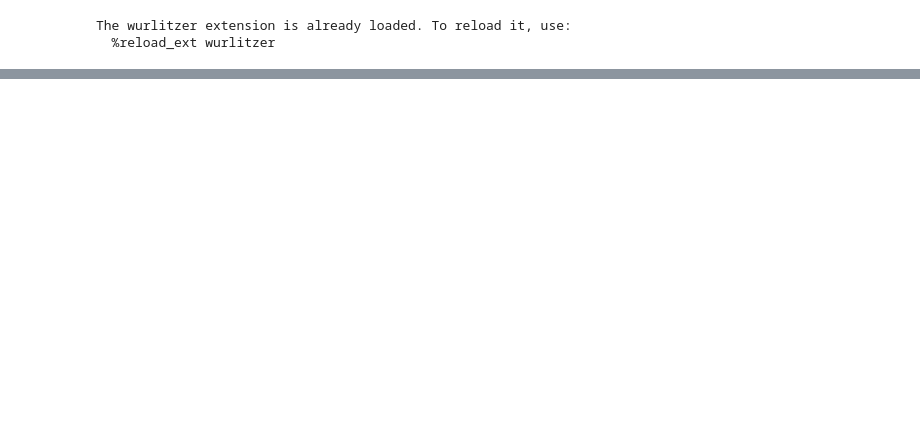
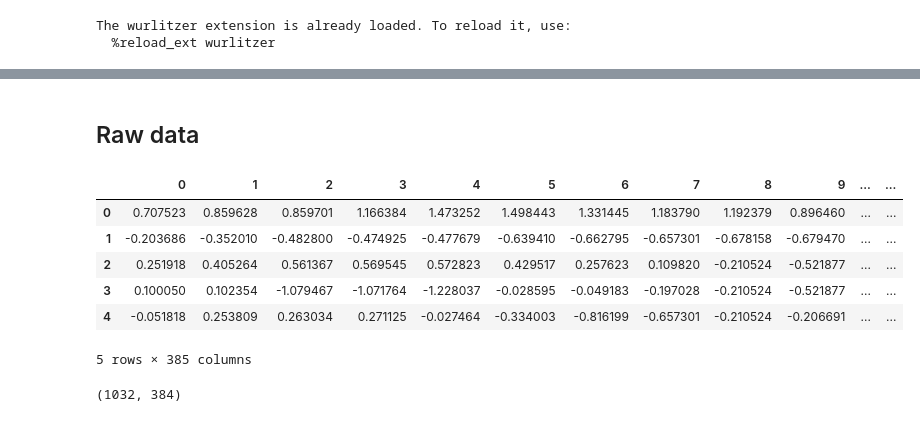
Before and after one commit to nemesszili/gaitmaster, a Jupyter notebook: notebooks/RejectionSamplingGait.ipynb, the cells around one changed output, grey strips where cells are left out. Cells and saved outputs as stored; diff of their text form; code cells hidden in the pictures; blank space fills up the shorter version.

```diff
--- a/notebooks/RejectionSamplingGait.ipynb
+++ b/notebooks/RejectionSamplingGait.ipynb
@@ -166,0 +169,9 @@ clf.score(X_full_test, y_bin_test)
+# %%
+def scale_df(df):
+    X = df.drop([df.columns[-1]], axis=1)
+    df[df.columns[:-1]] = scale(X)
+    return df
+# %%
+BASE_FOLDER = Path('../data')
+RANDOM_STATE = 42
+NEG_RATE = 3
@@ -171,0 +323,19 @@ The wurlitzer extension is already loaded. To reload it, use:
+# %% [markdown]
+## Raw data
+# %%
+def get_raw_csv(session):
+    return 'zju_raw_session_' + str(session) + '_128.csv'
+# %%
+df_s0_128 = scale_df(pd.read_csv(BASE_FOLDER.joinpath(Path(get_raw_csv(0))), sep='\t'))
+df_s1_128 = scale_df(pd.read_csv(BASE_FOLDER.joinpath(Path(get_raw_csv(1))), sep='\t'))
+df_s2_128 = scale_df(pd.read_csv(BASE_FOLDER.joinpath(Path(get_raw_csv(2))), sep='\t'))
+# %%
+df_s0_128.head()
+# %% [output]
+|  | 0 | 1 | 2 | 3 | 4 | 5 | 6 | 7 | 8 | 9 | ... | ... |
+| 0 | 0.707523 | 0.859628 | 0.859701 | 1.166384 | 1.473252 | 1.498443 | 1.331445 | 1.183790 | 1.192379 | 0.896460 | ... | ... |
+| 1 | -0.203686 | -0.352010 | -0.482800 | -0.474925 | -0.477679 | -0.639410 | -0.662795 | -0.657301 | -0.678158 | -0.679470 | ... | ... |
+| 2 | 0.251918 | 0.405264 | 0.561367 | 0.569545 | 0.572823 | 0.429517 | 0.257623 | 0.109820 | -0.210524 | -0.521877 | ... | ... |
+| 3 | 0.100050 | 0.102354 | -1.079467 | -1.071764 | -1.228037 | -0.028595 | -0.049183 | -0.197028 | -0.210524 | -0.521877 | ... | ... |
+| 4 | -0.051818 | 0.253809 | 0.263034 | 0.271125 | -0.027464 | -0.334003 | -0.816199 | -0.657301 | -0.210524 | -0.206691 | ... | ... |
+5 rows × 385 columns
@@ -171,0 +359,4 @@ The wurlitzer extension is already loaded. To reload it, use:
+# %%
+X_full.shape
+# %% [output]
+(1032, 384)
```
Also changed, not shown: parts of 32 cells of this notebook, 11 other files.
